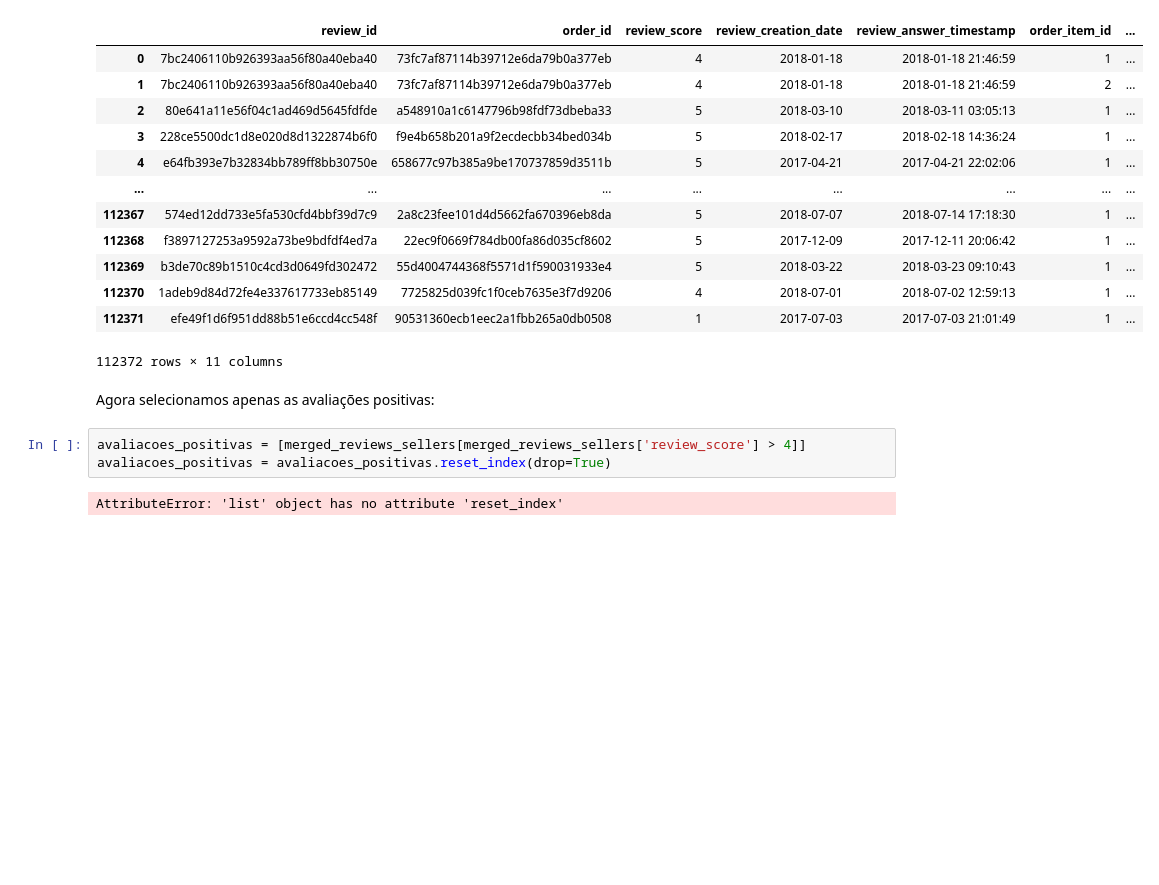
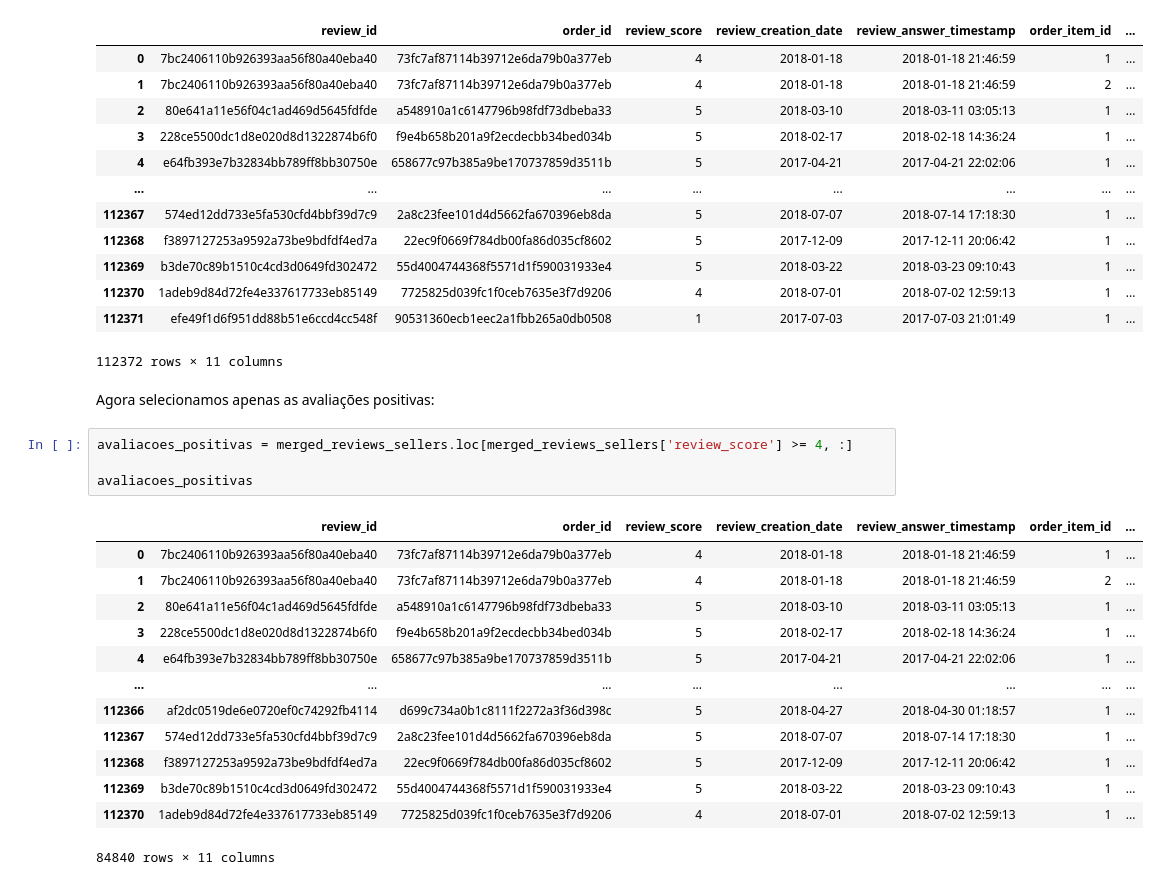
Before and after one commit to BaRobles/Compass_Data_Science, a Jupyter notebook: 1.Sprint.Compass.ipynb, the cells around one changed output. Saved outputs shown, nothing was run; the diff lists cells and outputs as text; blank space fills up the shorter version.

```diff
--- a/1.Sprint.Compass.ipynb
+++ b/1.Sprint.Compass.ipynb
@@ -638,7 +773,20 @@ merged_reviews_sellers
 # %% [markdown]
 Agora selecionamos apenas as avaliações positivas:
 # %%
-avaliacoes_positivas = [merged_reviews_sellers[merged_reviews_sellers['review_score'] > 4]]
-avaliacoes_positivas = avaliacoes_positivas.reset_index(drop=True)
+avaliacoes_positivas = merged_reviews_sellers.loc[merged_reviews_sellers['review_score'] >= 4, :]
+
+avaliacoes_positivas
 # %% [output]
+|  | review_id | order_id | review_score | review_creation_date | review_answer_timestamp | order_item_id | ... |
+| 0 | 7bc2406110b926393aa56f80a40eba40 | 73fc7af87114b39712e6da79b0a377eb | 4 | 2018-01-18 | 2018-01-18 21:46:59 | 1 | ... |
+| 1 | 7bc2406110b926393aa56f80a40eba40 | 73fc7af87114b39712e6da79b0a377eb | 4 | 2018-01-18 | 2018-01-18 21:46:59 | 2 | ... |
+| 2 | 80e641a11e56f04c1ad469d5645fdfde | a548910a1c6147796b98fdf73dbeba33 | 5 | 2018-03-10 | 2018-03-11 03:05:13 | 1 | ... |
+| 3 | 228ce5500dc1d8e020d8d1322874b6f0 | f9e4b658b201a9f2ecdecbb34bed034b | 5 | 2018-02-17 | 2018-02-18 14:36:24 | 1 | ... |
+| 4 | e64fb393e7b32834bb789ff8bb30750e | 658677c97b385a9be170737859d3511b | 5 | 2017-04-21 | 2017-04-21 22:02:06 | 1 | ... |
+| ... | ... | ... | ... | ... | ... | ... | ... |
+| 112366 | af2dc0519de6e0720ef0c74292fb4114 | d699c734a0b1c8111f2272a3f36d398c | 5 | 2018-04-27 | 2018-04-30 01:18:57 | 1 | ... |
+| 112367 | 574ed12dd733e5fa530cfd4bbf39d7c9 | 2a8c23fee101d4d5662fa670396eb8da | 5 | 2018-07-07 | 2018-07-14 17:18:30 | 1 | ... |
+| 112368 | f3897127253a9592a73be9bdfdf4ed7a | 22ec9f0669f784db00fa86d035cf8602 | 5 | 2017-12-09 | 2017-12-11 20:06:42 | 1 | ... |
+| 112369 | b3de70c89b1510c4cd3d0649fd302472 | 55d4004744368f5571d1f590031933e4 | 5 | 2018-03-22 | 2018-03-23 09:10:43 | 1 | ... |
+| 112370 | 1adeb9d84d72fe4e337617733eb85149 | 7725825d039fc1f0ceb7635e3f7d9206 | 4 | 2018-07-01 | 2018-07-02 12:59:13 | 1 | ... |
-AttributeError: 'list' object has no attribute 'reset_index'
+84840 rows × 11 columns
```
Also changed, not shown: parts of 26 cells of this notebook.
